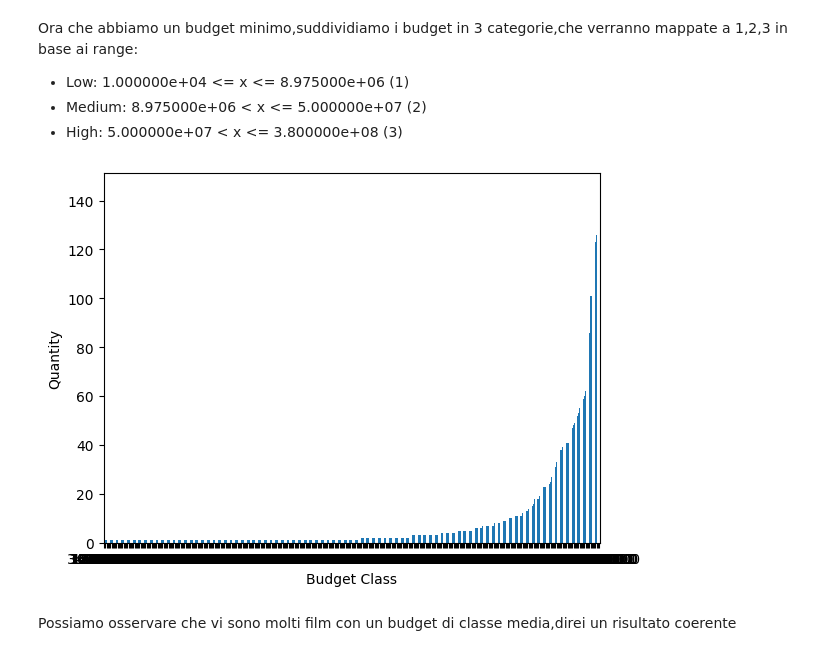
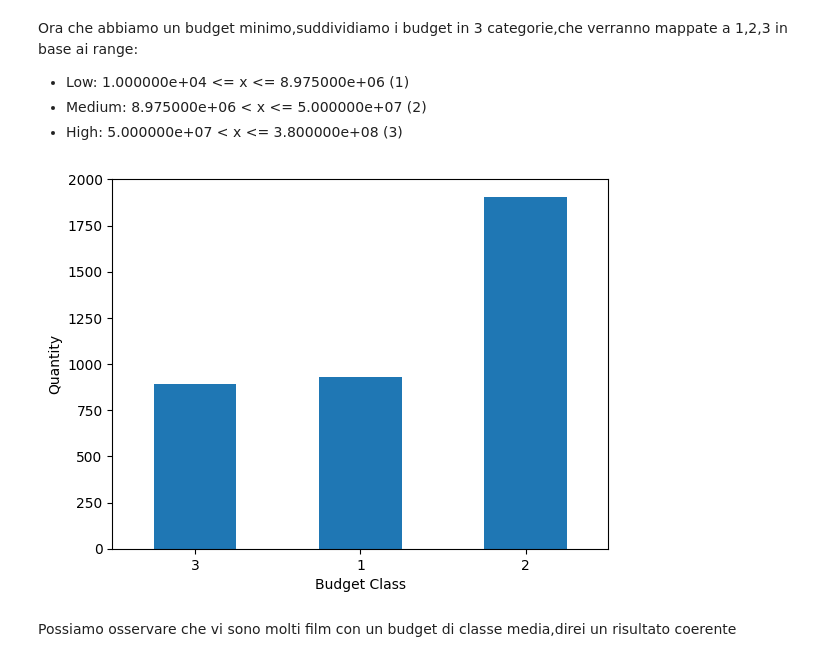
Before and after one commit to flenz00/TMDB-Movies, a Jupyter notebook: pulito.ipynb, the cells around one changed output. Saved outputs shown, nothing was run; the diff lists cells and outputs as text; code cells hidden in the pictures.

```diff
--- a/pulito.ipynb
+++ b/pulito.ipynb
@@ -75,7 +76,7 @@ dtype: int64
 # %% [markdown]
 Homepage e spoken_languages sono attributi che non intendiamo usare per la nostra analisi, mentre original_title é inutile perché abbiamo già un campo title, quindi lo escludiamo perché risulterebbe ridondante
 # %%
-Movies.drop(['homepage','spoken_languages','original_title'],inplace=True,axis='columns')
+Movies.drop(['homepage','spoken_languages','title'],inplace=True,axis='columns')
 # %% [markdown]
 Ora convertiamo i campi Json,di cui parlavamo prima,in liste
 # %%
@@ -173,12 +168,12 @@ bins = [1.000000e+04, 8.975000e+06, 5.000000e+07, 3.800000e+08]
 labels=[1,2,3]
 Movies['budget_class'] = pd.cut(Movies['budget'],bins=bins,labels=labels)
 # %%
-ax = Movies['budget'].value_counts().sort_values(ascending=True).plot(kind='bar')
+ax = Movies['budget_class'].value_counts().sort_values(ascending=True).plot(kind='bar')
 ax.set_xlabel("Budget Class")
 ax.set_ylabel("Quantity")
 plt.xticks(rotation="horizontal")
 plt.show()
 # %% [output]
-[figure, old version]
+[figure, new version]
 # %% [markdown]
 Possiamo osservare che vi sono molti film con un budget di classe media,direi un risultato coerente
```
Also changed, not shown: parts of 80 cells of this notebook, 4 other files.
